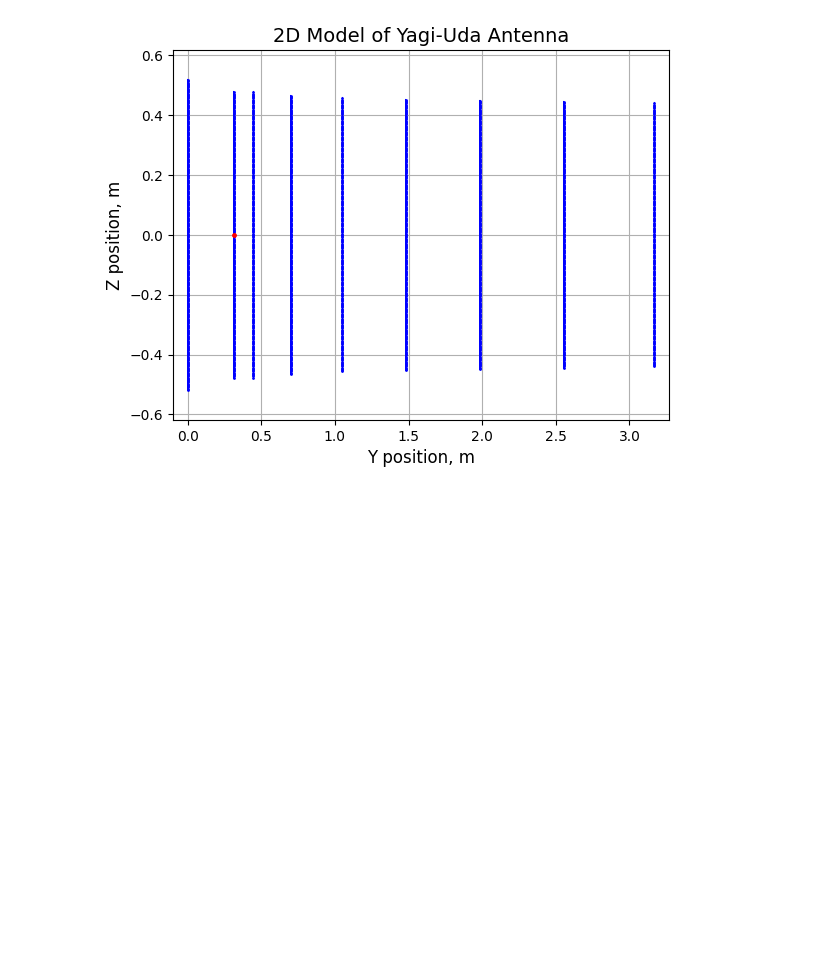
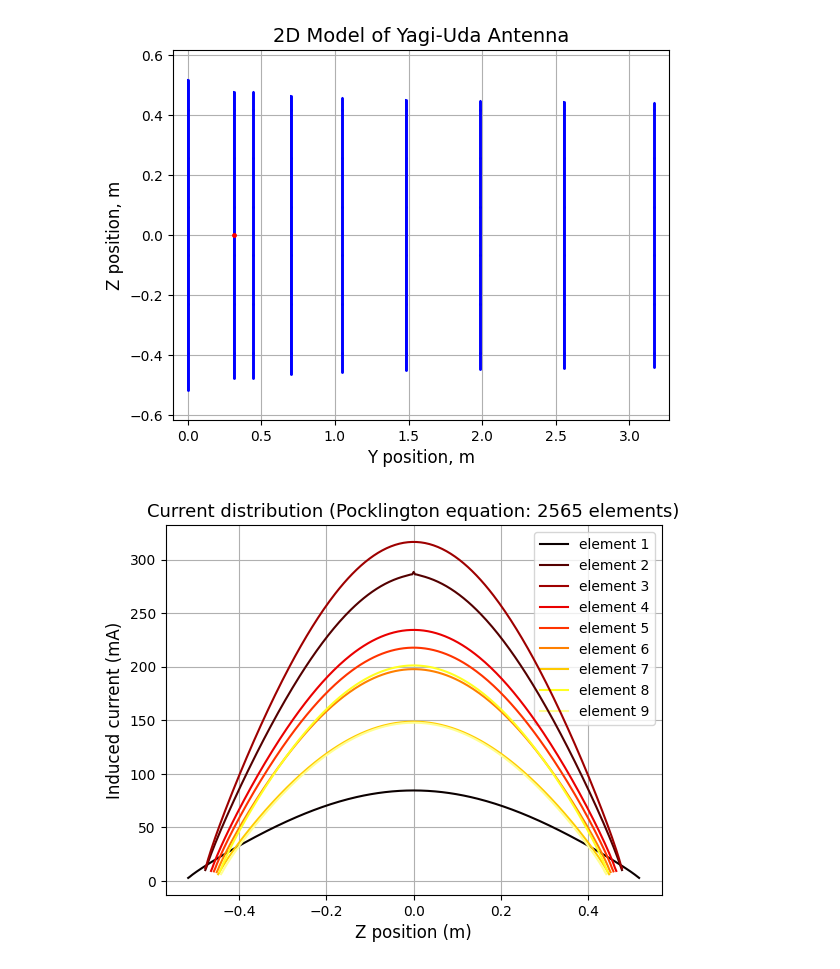
Before and after one commit to Sh4DowBurn/Method-of-Moments-for-antennas, a Jupyter notebook: test.ipynb, the cells around one changed output. Cells and saved outputs as stored; diff of their text form; code cells hidden in the pictures; blank space fills up the shorter version.

```diff
--- a/test.ipynb
+++ b/test.ipynb
@@ -26,9 +26,11 @@ R, R_block, element_num, incident_field, impedance, current, current_block, P_to
 # %%
-from visualization import plot_2dmodel, plot_together, plot_separately, current_distribution_2d
+from visualization import plot_2dmodel, plot_together, plot_separately, current_distribution_2d, current_distribution_3d
 
 plot_2dmodel(R, source_position, sum(element_num), delta_z)
-#plot_together(R_block, current_block)
-#plot_separately(R_block, current_block)
+plot_together(R_block, current_block)
+plot_separately(R_block, current_block)
 current_distribution_2d(R, current)
+current_distribution_3d(R, source_position, R_block, current_block)
 # %% [output]
 [figure]
+[figure, added]
```
Also changed, not shown: parts of 2 cells of this notebook, 3 other files.
